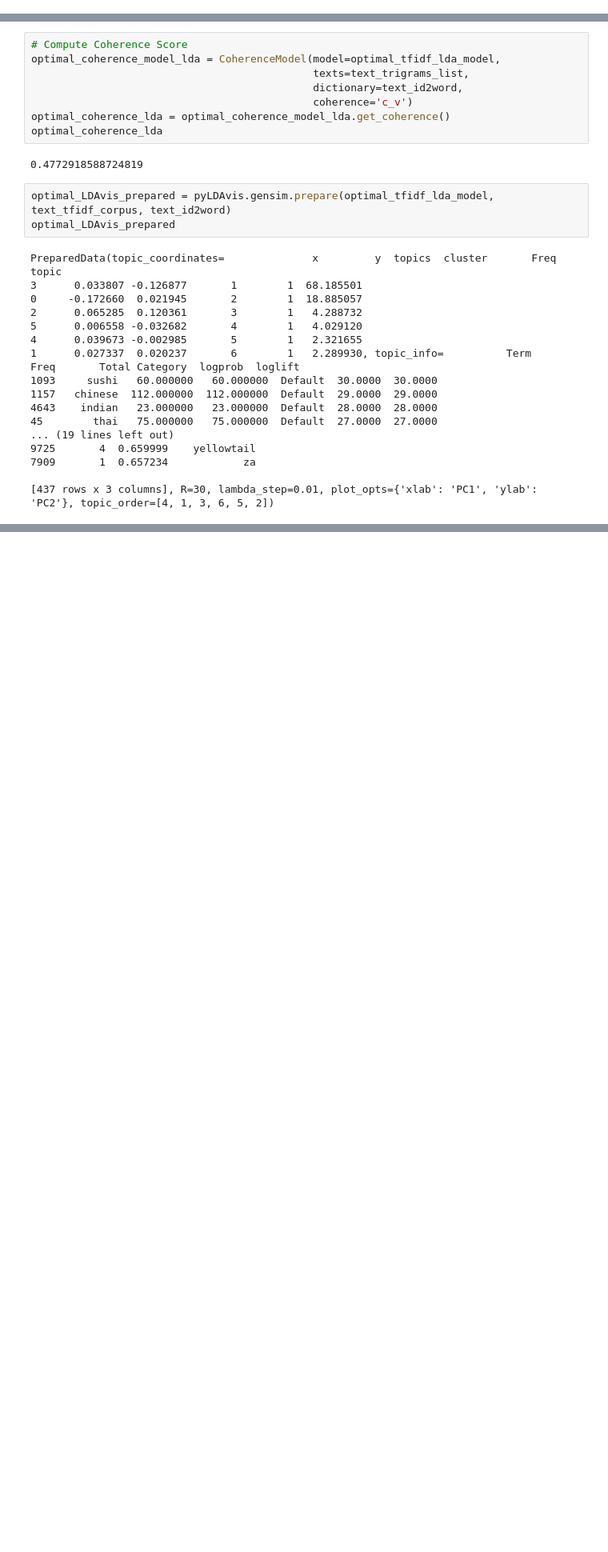
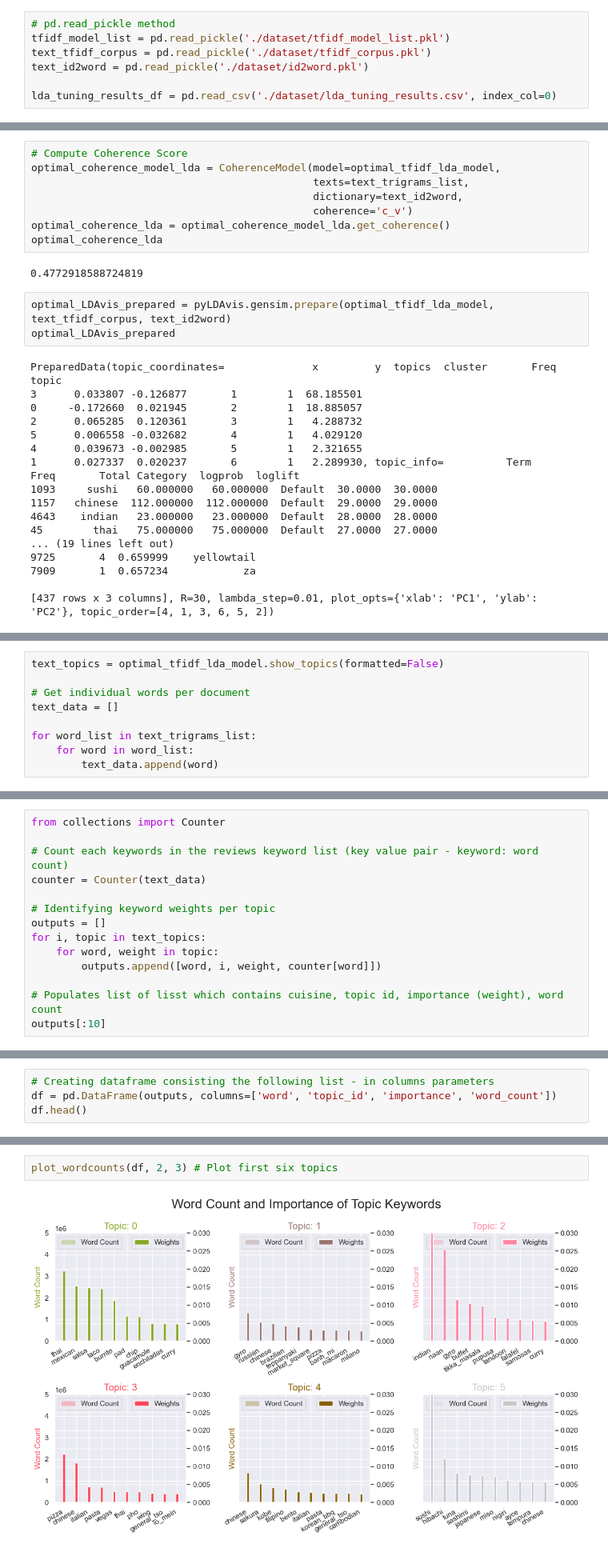
Before and after one commit to Suykim21/nlp_restaurant_search_engine, a Jupyter notebook: eda.ipynb, the cells around one changed output, grey strips where cells are left out. Shown at 80% size. Drawn from its saved outputs; the diff is of its cells as text; blank space fills up the shorter version.

```diff
--- a/eda.ipynb
+++ b/eda.ipynb
@@ -573,6 +567,13 @@ with open('./dataset/tfidf_model_list.pkl', 'wb') as pickle_file:
     pickle.dump(tfidf_model_list, pickle_file)
 # %%
 lda_tuning_results_df.to_csv('./dataset/lda_tuning_results.csv')
+# %%
+# pd.read_pickle method
+tfidf_model_list = pd.read_pickle('./dataset/tfidf_model_list.pkl')
+text_tfidf_corpus = pd.read_pickle('./dataset/tfidf_corpus.pkl')
+text_id2word = pd.read_pickle('./dataset/id2word.pkl')
+
+lda_tuning_results_df = pd.read_csv('./dataset/lda_tuning_results.csv', index_col=0)
 # %%
 lda_tuning_results_df
 # %% [output]
@@ -664,0 +687,9 @@ topic
+# %%
+text_topics = optimal_tfidf_lda_model.show_topics(formatted=False)
+
+# Get individual words per document
+text_data = []
+
+for word_list in text_trigrams_list:
+    for word in word_list:
+        text_data.append(word)
@@ -664,0 +710,14 @@ topic
+# %%
+from collections import Counter
+
+# Count each keywords in the reviews keyword list (key value pair - keyword: word count)
+counter = Counter(text_data)
+
+# Identifying keyword weights per topic
+outputs = []
+for i, topic in text_topics:
+    for word, weight in topic:
+        outputs.append([word, i, weight, counter[word]])
+
+# Populates list of lisst which contains cuisine, topic id, importance (weight), word count
+outputs[:10]
@@ -664,0 +735,4 @@ topic
+# %%
+# Creating dataframe consisting the following list - in columns parameters
+df = pd.DataFrame(outputs, columns=['word', 'topic_id', 'importance', 'word_count'])
+df.head()
@@ -664,0 +746,4 @@ topic
+# %%
+plot_wordcounts(df, 2, 3) # Plot first six topics
+# %% [output]
+[figure, added]
```
Also changed, not shown: parts of 23 cells of this notebook, 5 other files.
